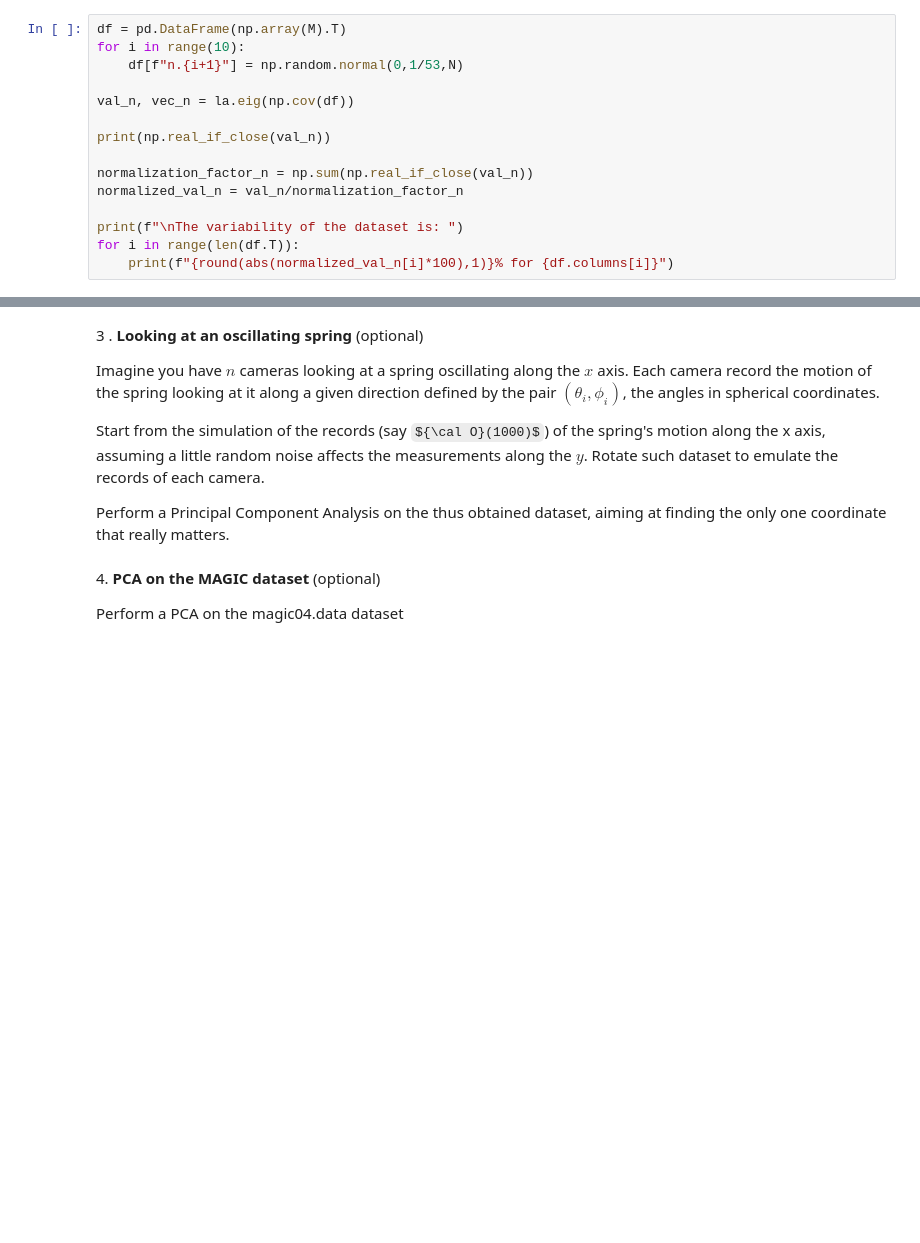
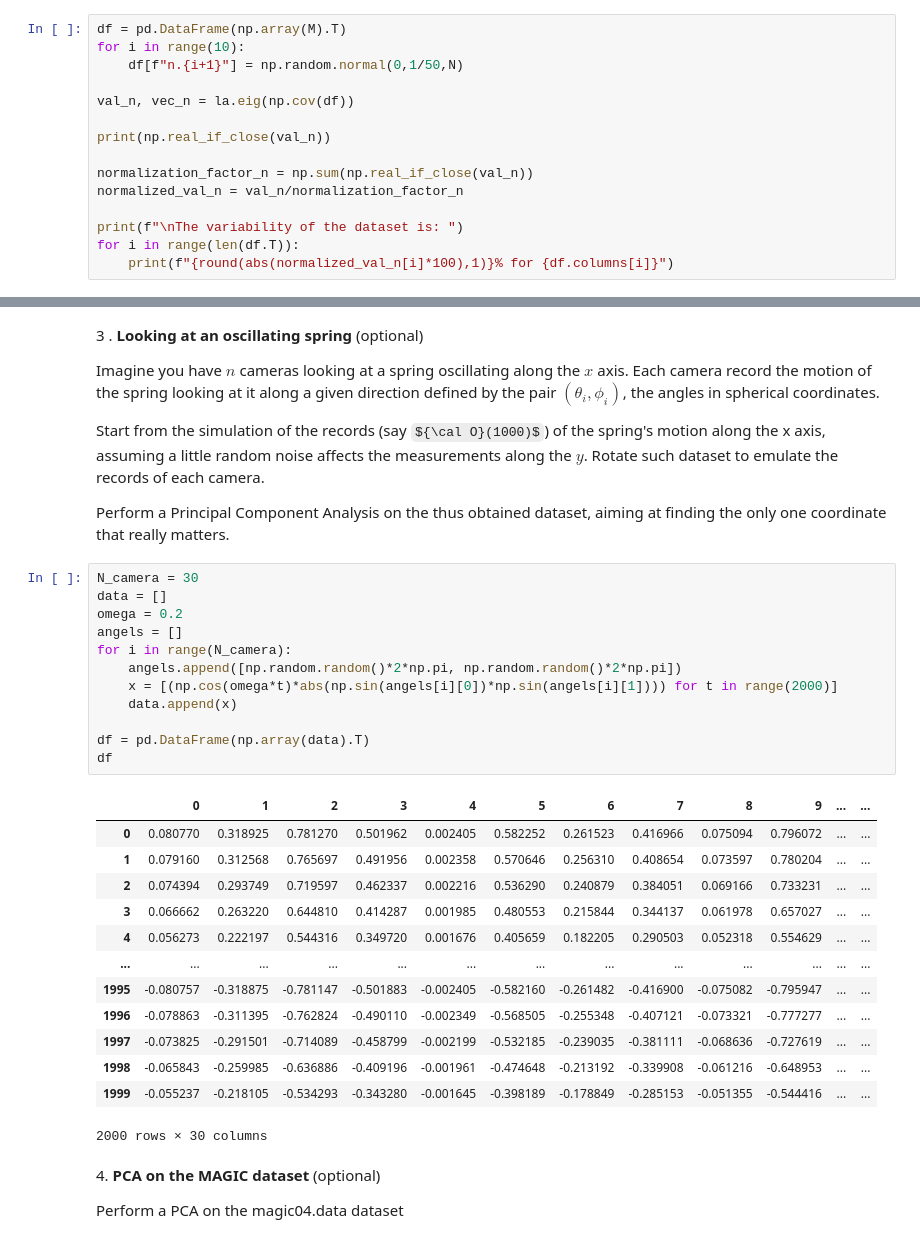
Before and after one commit to nicolomontagner02/LaboratoryOfComputationalPhysics_Y7, a Jupyter notebook: 08ex_LinearAlgebra.ipynb, the cells around one changed output, grey strips where cells are left out. Saved outputs shown, nothing was run; the diff lists cells and outputs as text; some formulas as TeX source; blank space fills up the shorter version.

```diff
--- a/08ex_LinearAlgebra.ipynb
+++ b/08ex_LinearAlgebra.ipynb
@@ -128,7 +128,7 @@ Repeat the PCA procedure and compare the results with what you obtained before
 # %%
 df = pd.DataFrame(np.array(M).T)
 for i in range(10):
-    df[f"n.{i+1}"] = np.random.normal(0,1/53,N)
+    df[f"n.{i+1}"] = np.random.normal(0,1/50,N)
 
 val_n, vec_n = la.eig(np.cov(df))
 
@@ -167,6 +167,32 @@ Imagine you have $n$ cameras looking at a spring oscillating along the $x$ axis.
 Start from the simulation of the records (say ${\cal O}(1000)$) of the spring's motion along the x axis, assuming a little random noise affects the measurements along the $y$. Rotate such dataset to emulate the records of each camera.
 
 Perform a Principal Component Analysis on the thus obtained dataset, aiming at finding the only one coordinate that really matters.
+# %%
+N_camera = 30
+data = []
+omega = 0.2
+angels = []
+for i in range(N_camera):
+    angels.append([np.random.random()*2*np.pi, np.random.random()*2*np.pi])
+    x = [(np.cos(omega*t)*abs(np.sin(angels[i][0])*np.sin(angels[i][1]))) for t in range(2000)]
+    data.append(x)
+
+df = pd.DataFrame(np.array(data).T)
+df
+# %% [output]
+|  | 0 | 1 | 2 | 3 | 4 | 5 | 6 | 7 | 8 | 9 | ... | ... |
+| 0 | 0.080770 | 0.318925 | 0.781270 | 0.501962 | 0.002405 | 0.582252 | 0.261523 | 0.416966 | 0.075094 | 0.796072 | ... | ... |
+| 1 | 0.079160 | 0.312568 | 0.765697 | 0.491956 | 0.002358 | 0.570646 | 0.256310 | 0.408654 | 0.073597 | 0.780204 | ... | ... |
+| 2 | 0.074394 | 0.293749 | 0.719597 | 0.462337 | 0.002216 | 0.536290 | 0.240879 | 0.384051 | 0.069166 | 0.733231 | ... | ... |
+| 3 | 0.066662 | 0.263220 | 0.644810 | 0.414287 | 0.001985 | 0.480553 | 0.215844 | 0.344137 | 0.061978 | 0.657027 | ... | ... |
+| 4 | 0.056273 | 0.222197 | 0.544316 | 0.349720 | 0.001676 | 0.405659 | 0.182205 | 0.290503 | 0.052318 | 0.554629 | ... | ... |
+| ... | ... | ... | ... | ... | ... | ... | ... | ... | ... | ... | ... | ... |
+| 1995 | -0.080757 | -0.318875 | -0.781147 | -0.501883 | -0.002405 | -0.582160 | -0.261482 | -0.416900 | -0.075082 | -0.795947 | ... | ... |
+| 1996 | -0.078863 | -0.311395 | -0.762824 | -0.490110 | -0.002349 | -0.568505 | -0.255348 | -0.407121 | -0.073321 | -0.777277 | ... | ... |
+| 1997 | -0.073825 | -0.291501 | -0.714089 | -0.458799 | -0.002199 | -0.532185 | -0.239035 | -0.381111 | -0.068636 | -0.727619 | ... | ... |
+| 1998 | -0.065843 | -0.259985 | -0.636886 | -0.409196 | -0.001961 | -0.474648 | -0.213192 | -0.339908 | -0.061216 | -0.648953 | ... | ... |
+| 1999 | -0.055237 | -0.218105 | -0.534293 | -0.343280 | -0.001645 | -0.398189 | -0.178849 | -0.285153 | -0.051355 | -0.544416 | ... | ... |
+2000 rows × 30 columns
 # %% [markdown]
 4\. **PCA on the MAGIC dataset** (optional)
 
```
Also changed, not shown: parts of 2 cells of this notebook, 2 other files.
